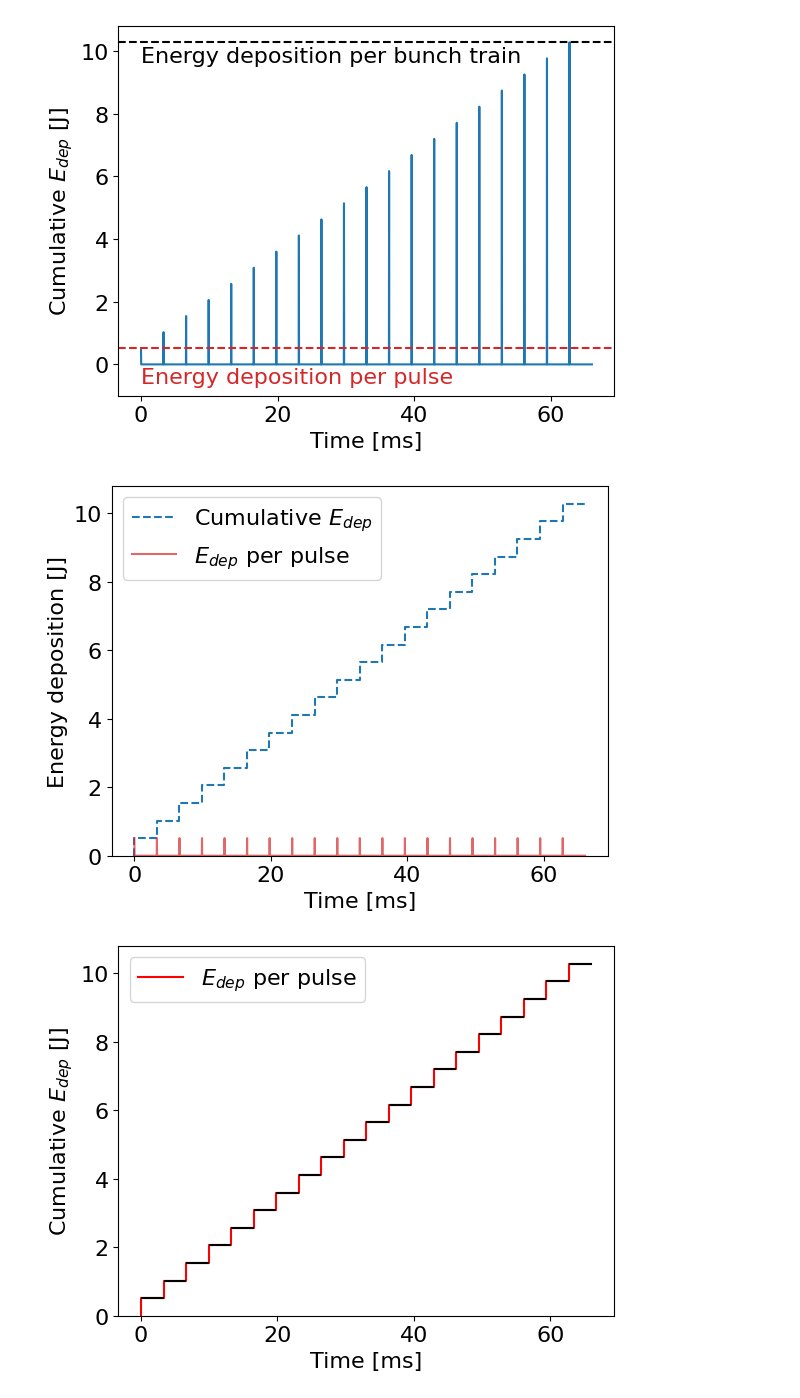
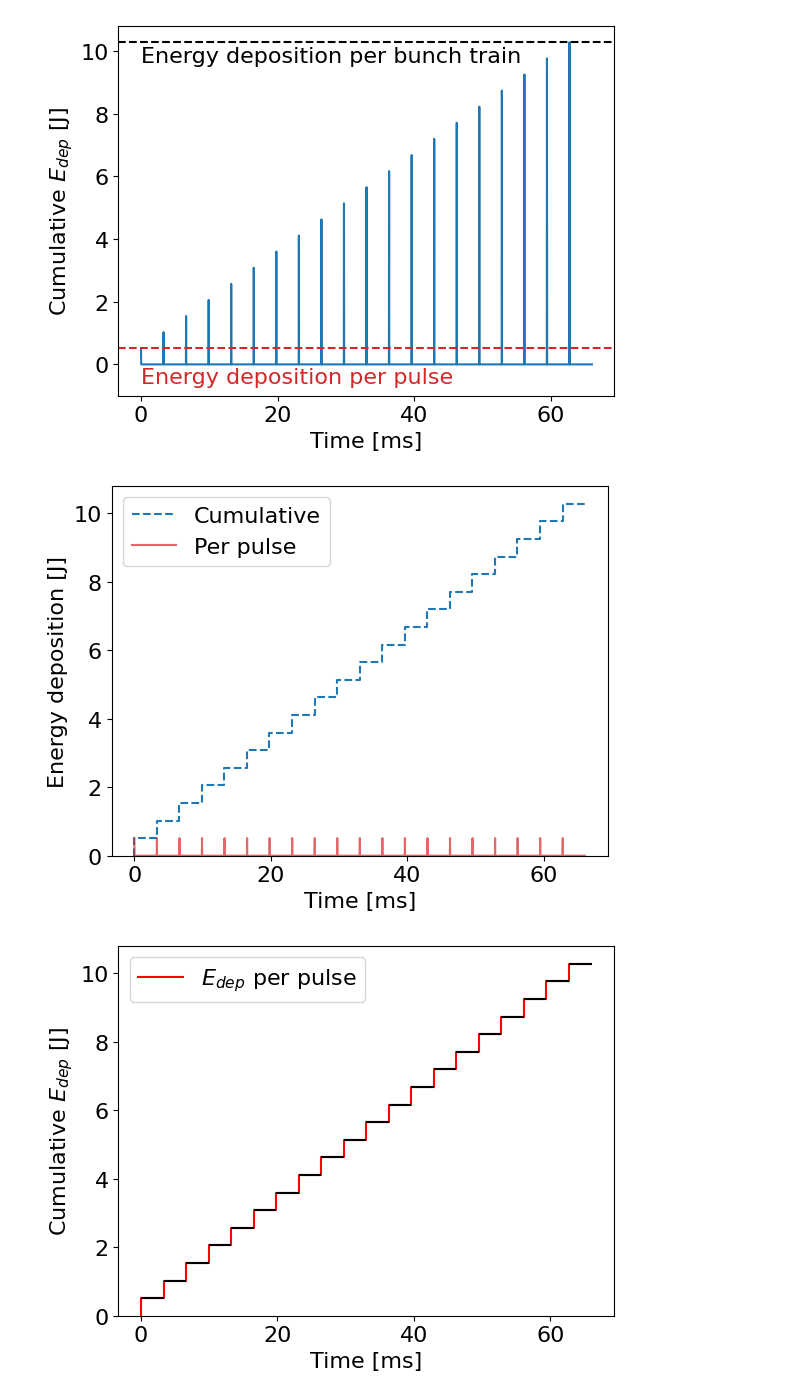
Before and after one commit to MaxVarverakis/G4Bl-LXeSims, a Jupyter notebook: analysis/multi_time_scale_power_deposition.ipynb, the cells around one changed output. Saved outputs shown, nothing was run; the diff lists cells and outputs as text; code cells hidden in the pictures.

```diff
--- a/analysis/multi_time_scale_power_deposition.ipynb
+++ b/analysis/multi_time_scale_power_deposition.ipynb
@@ -263,30 +263,32 @@ plt.show()
 # %%
 step_cumulative_edep_train = [energy_per_pulse*i for i in range(n_pulses+1)]
 step_train_time = 1e3 * np.arange(0, (n_pulses + 1) * pulse_sep, pulse_sep)
 
 time_train = 1e3 * np.arange(time_step, (n_pulses * n_steps+1) * time_step, time_step)
 spiky_per_pulse_edep_train = [0 if i%(n_steps) != 0 else energy_per_pulse for i in range(n_pulses * n_steps)]
 
 plt.close()
 plt.figure()
 
 # plt.plot(time_train * 1e3, spiky_cumulative_edep_train, label='Discrete deposition')
-plt.step(step_train_time, step_cumulative_edep_train, c='tab:blue', ls='--', label='Cumulative $E_{dep}$')
-plt.plot(time_train, spiky_per_pulse_edep_train, c='tab:red', ls='-', label='$E_{dep}$ per pulse', alpha=.7)
+plt.step(step_train_time, step_cumulative_edep_train, c='tab:blue', ls='--', label='Cumulative')
+plt.plot(time_train, spiky_per_pulse_edep_train, c='tab:red', ls='-', label='Per pulse', alpha=.7)
+# plt.step(step_train_time, step_cumulative_edep_train, c='tab:blue', ls='--', label='Cumulative $E_{dep}$')
+# plt.plot(time_train, spiky_per_pulse_edep_train, c='tab:red', ls='-', label='$E_{dep}$ per pulse', alpha=.7)
 
 plt.ylim(bottom=0)
 
 plt.ylabel('Energy deposition [J]')
 # plt.ylabel('$E_{dep}$ [J]')
 plt.xlabel('Time [ms]')
 # plt.title(f'{mat_thick_ref[idx][1]} mm thick {mat_thick_ref[idx][0]} exit window')
 # plt.suptitle('Temporal profile of energy deposition in ANSYS')
 plt.legend()
 
 plt.savefig('/Users/max/SLAC Fall 2024/LXeSims/Figures/Combo_Edep_CFD_Implementation.pdf', dpi=500, bbox_inches='tight')
 plt.show()
 # %% [output]
-[figure, old version]
+[figure, new version]
 # %%
 step_cumulative_edep_train = [energy_per_pulse*i for i in range(n_pulses+1)]
 step_train_time = 1e3 * np.arange(0, (n_pulses + 1) * pulse_sep, pulse_sep)
```
Also changed, not shown: 1 other file.
